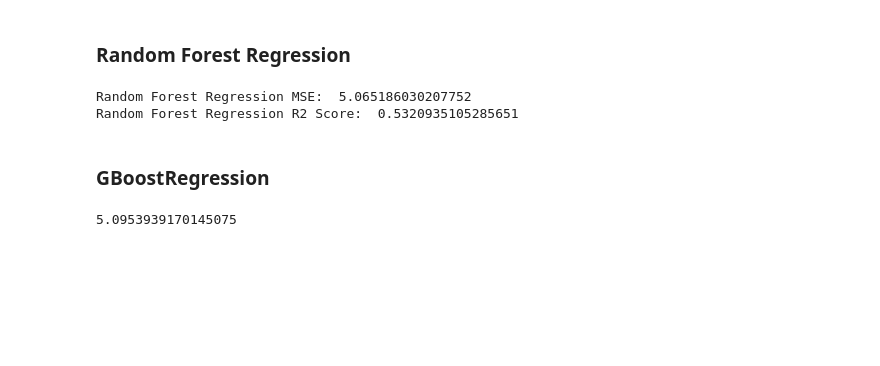
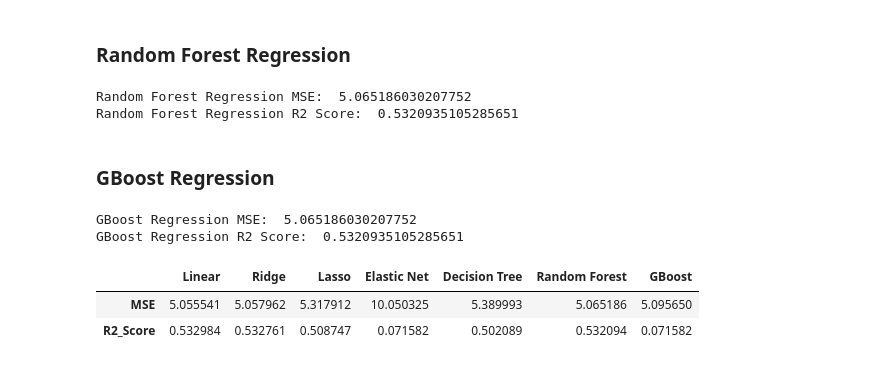
Before and after one commit to rzadrzi/machine-learning, a Jupyter notebook: Supervised/Regression/regression.ipynb, the cells around one changed output. Cells and saved outputs as stored; diff of their text form; code cells hidden in the pictures; blank space fills up the shorter version.

Commit message:
Create
new Table added

```diff
--- a/Supervised/Regression/regression.ipynb
+++ b/Supervised/Regression/regression.ipynb
@@ -342,7 +352,7 @@ print("Random Forest Regression R2 Score: ", rf_r2)
 Random Forest Regression MSE:  5.065186030207752
 Random Forest Regression R2 Score:  0.5320935105285651
 # %% [markdown]
-### GBoostRegression
+### GBoost Regression
 # %%
 params = {
     "n_estimators": 500,
@@ -356,6 +366,26 @@ gb_model = ensemble.GradientBoostingRegressor(**params)
 gb_model.fit(X_train, y_train)
 
 gb_mse = mean_squared_error(gb_model.predict(X_test), y_test)
-gb_mse
+gb_r2 = r2_score(y_test, y_pred)
+
+print("GBoost Regression MSE: ", rf_mse)
+print("GBoost Regression R2 Score: ", rf_r2)
 # %% [output]
-5.0953939170145075
+GBoost Regression MSE:  5.065186030207752
+GBoost Regression R2 Score:  0.5320935105285651
+# %%
+results={
+    "Linear": [lr_mse, lr_r2],
+    "Ridge ": [rg_mse, rg_r2],
+    "Lasso ": [la_mse, la_r2],
+    "Elastic Net ": [elastic_mse, elastic_r2],
+    "Decision Tree": [dt_mse, dt_r2],
+    "Random Forest ": [rf_mse, rf_r2],
+    "GBoost": [gb_mse, gb_r2]
+}
+# %%
+pd.DataFrame(results, index=["MSE", "R2_Score"])
+# %% [output]
+|  | Linear | Ridge | Lasso | Elastic Net | Decision Tree | Random Forest | GBoost |
+| MSE | 5.055541 | 5.057962 | 5.317912 | 10.050325 | 5.389993 | 5.065186 | 5.095650 |
+| R2_Score | 0.532984 | 0.532761 | 0.508747 | 0.071582 | 0.502089 | 0.532094 | 0.071582 |
```
Also changed, not shown: parts of 3 cells of this notebook.
